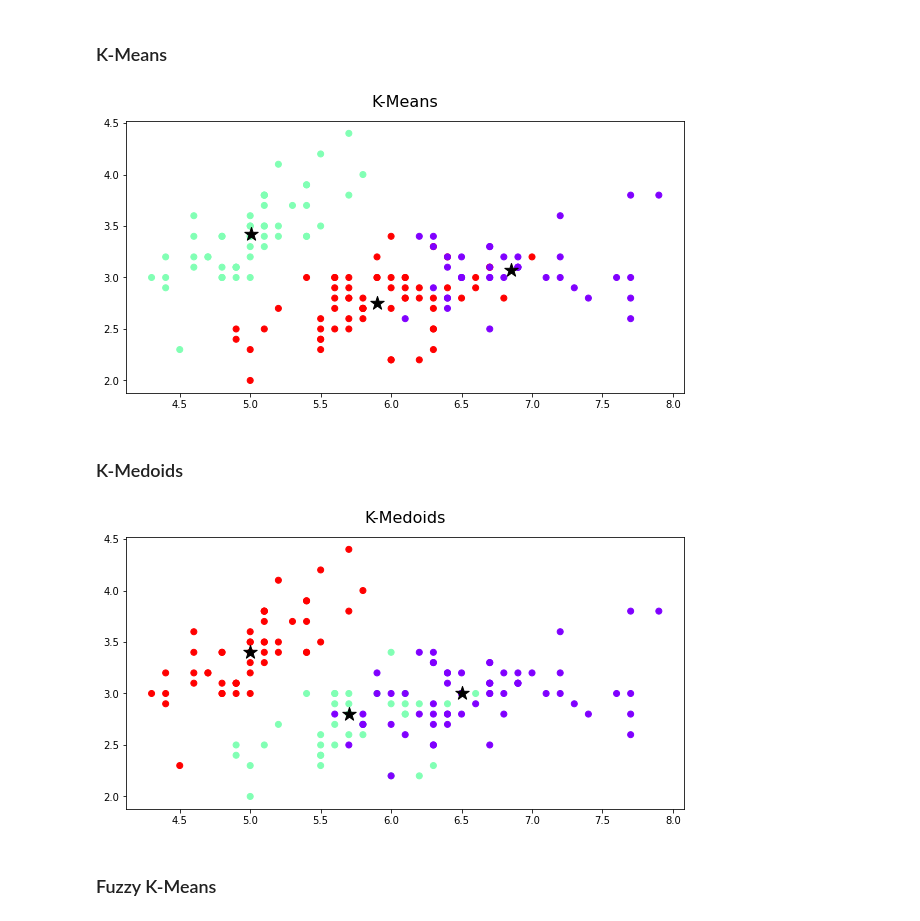
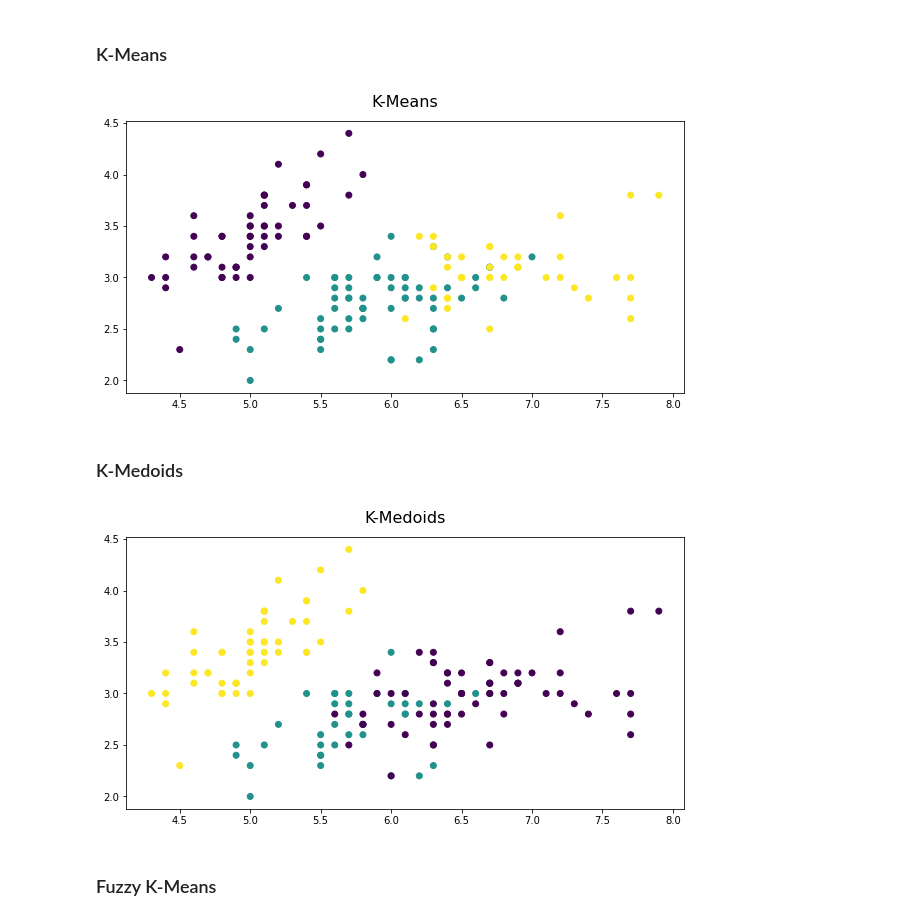
Before and after one commit to LilianeAquino/introducao_mineracao_de_dados, a Jupyter notebook: 04_analise_de_grupos.ipynb, the cells around one changed output. Cells and saved outputs as stored; diff of their text form; code cells hidden in the pictures.

```diff
--- a/04_analise_de_grupos.ipynb
+++ b/04_analise_de_grupos.ipynb
@@ -216,14 +202,13 @@ dados_copy = dados.drop(['Species', 'Id'], axis=1).copy().values
 # %%
 kmeans = KMeans(n_clusters=3)
 kmeans.fit_predict(dados_copy)
 
 plt.figure(figsize=(10, 5))
 plt.title('K-Means', fontsize=16, y=1.03)
-plt.scatter(dados_copy[:, 0], dados_copy[:, 1], c=kmeans.labels_, cmap='rainbow')
-plt.scatter(kmeans.cluster_centers_[:, 0], kmeans.cluster_centers_[:, 1], s=200, c='k', marker='*')
+plt.scatter(dados_copy[:, 0], dados_copy[:, 1], c=kmeans.labels_, cmap='viridis')
 plt.show()
 # %% [output]
-[figure, old version]
+[figure, new version]
 # %% [markdown]
 ### K-Medoids
 # %%
@@ -234,11 +219,10 @@ kmedoids.fit_predict(dados_copy)
 
 plt.figure(figsize=(10, 5))
 plt.title('K-Medoids', fontsize=16, y=1.03)
-plt.scatter(dados_copy[:, 0], dados_copy[:, 1], c=kmedoids.labels_, cmap='rainbow')
-plt.scatter(kmedoids.cluster_centers_[:, 0], kmedoids.cluster_centers_[:, 1], s=200, c='k', marker='*')
+plt.scatter(dados_copy[:, 0], dados_copy[:, 1], c=kmedoids.labels_, cmap='viridis')
 plt.show()
 # %% [output]
-[figure, old version]
+[figure, new version]
 # %% [markdown]
 ### Fuzzy K-Means
 # %%
```
Also changed, not shown: parts of 13 cells of this notebook.
